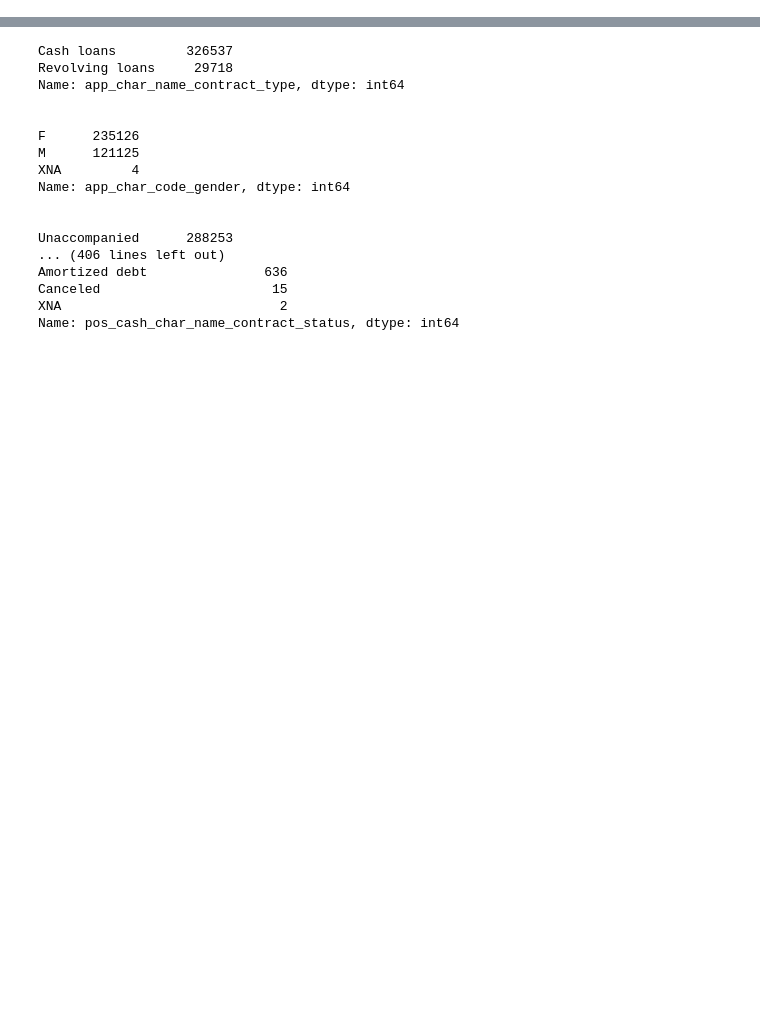
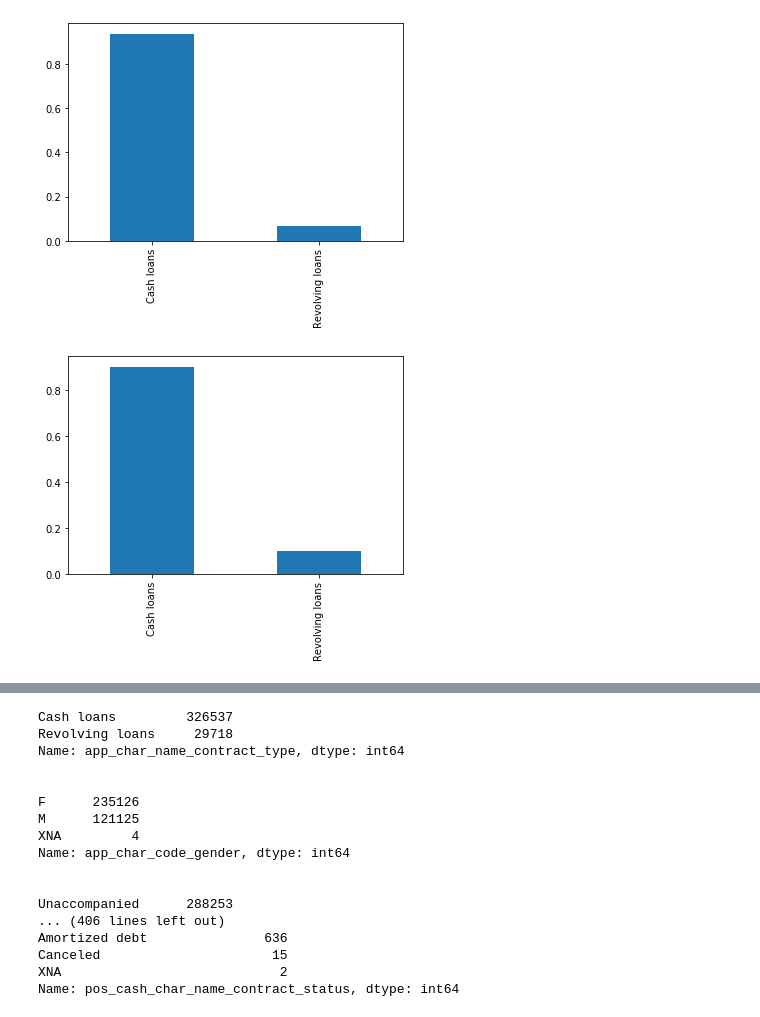
Before and after one commit to martschm/kaggle_home_credit_default_risk, a Jupyter notebook: notebooks/playground.ipynb, the cells around one changed output, grey strips where cells are left out. Saved outputs shown, nothing was run; the diff lists cells and outputs as text; code cells hidden in the pictures; blank space fills up the shorter version.

Commit message:
tried a few plots

```diff
--- a/notebooks/playground.ipynb
+++ b/notebooks/playground.ipynb
@@ -12,3 +15,13 @@ pd.options.display.max_columns = 500
 # %%
 df_app, df_bureau, df_bureau_bal, df_cc_bal, \
 df_prev_app, df_installment_pay, df_pos_cash_bal, df_target = create_raw_dfs.create_raw_dfs()
+# %%
+df = df_app.merge(df_target, how="inner")
+# %%
+(df[df.target==1].app_char_name_contract_type.value_counts()/df[df.target==1].shape[0]).plot(kind="bar")
+plt.show()
+(df[df.target==0].app_char_name_contract_type.value_counts()/df[df.target==0].shape[0]).plot(kind="bar")
+plt.show()
+# %% [output]
+[figure, added]
+[figure, added]
```
Also changed, not shown: parts of 2 cells of this notebook.
